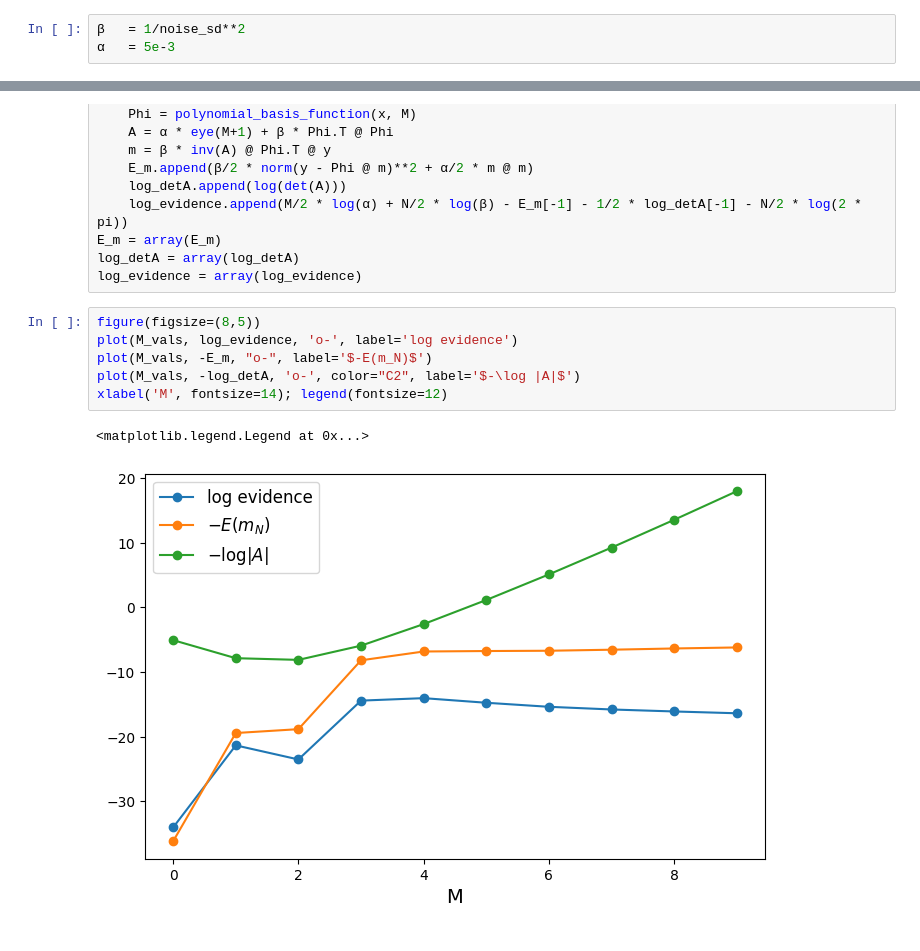
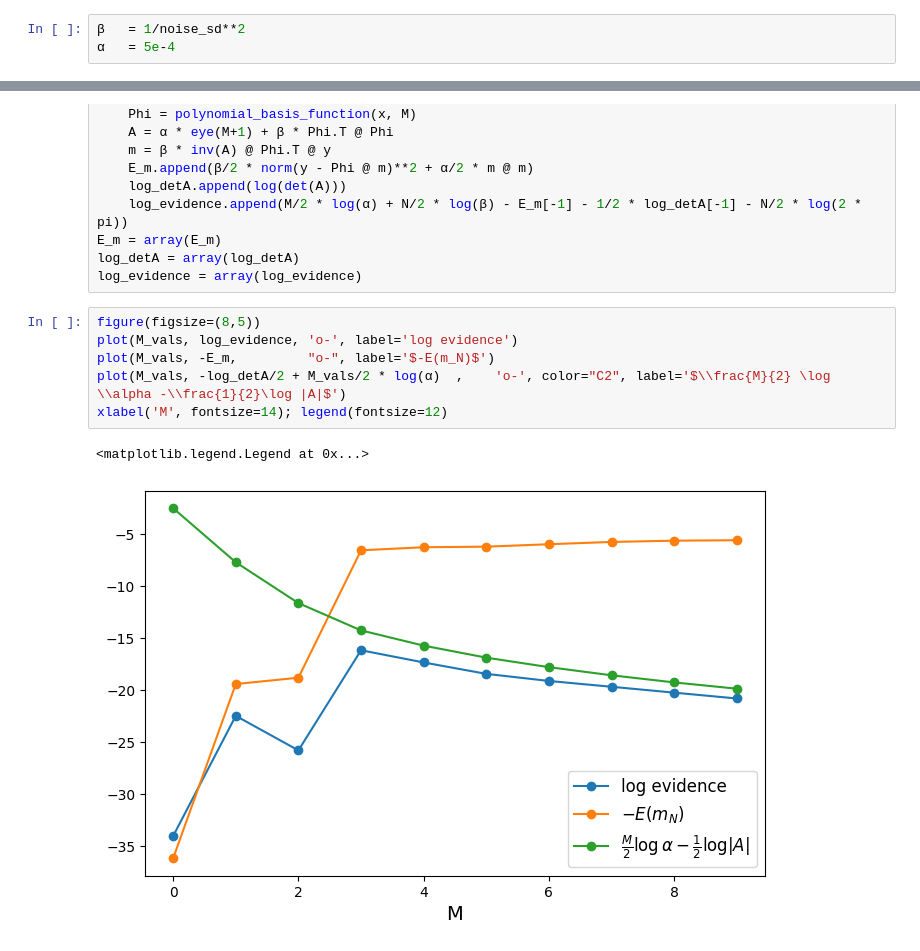
Before and after one commit to stootoon/prml, a Jupyter notebook: chapter-3/3_5_1_evaluation_of_evidence_function.ipynb, the cells around one changed output, grey strips where cells are left out. Drawn from its saved outputs; the diff is of its cells as text.

Commit message:
Updated figure.

```diff
--- a/chapter-3/3_5_1_evaluation_of_evidence_function.ipynb
+++ b/chapter-3/3_5_1_evaluation_of_evidence_function.ipynb
@@ -29,7 +29,7 @@ def polynomial_basis_function(x, M):
     return np.array([x ** m for m in range(M + 1)]).T
 # %%
 β   = 1/noise_sd**2
-α   = 5e-3
+α   = 5e-4
 # %%
 M_vals = arange(10)
 E_m, log_detA, log_evidence = [], [], []
@@ -46,9 +46,9 @@ log_evidence = array(log_evidence)
 # %%
 figure(figsize=(8,5))
 plot(M_vals, log_evidence, 'o-', label='log evidence')
-plot(M_vals, -E_m, "o-", label='$-E(m_N)$')
-plot(M_vals, -log_detA, 'o-', color="C2", label='$-\log |A|$')
+plot(M_vals, -E_m,         "o-", label='$-E(m_N)$')
+plot(M_vals, -log_detA/2 + M_vals/2 * log(α)  ,    'o-', color="C2", label='$\\frac{M}{2} \log \\alpha -\\frac{1}{2}\log |A|$')
 xlabel('M', fontsize=14); legend(fontsize=12)
 # %% [output]
 <matplotlib.legend.Legend at 0x...>
-[figure, old version]
+[figure, new version]
```
